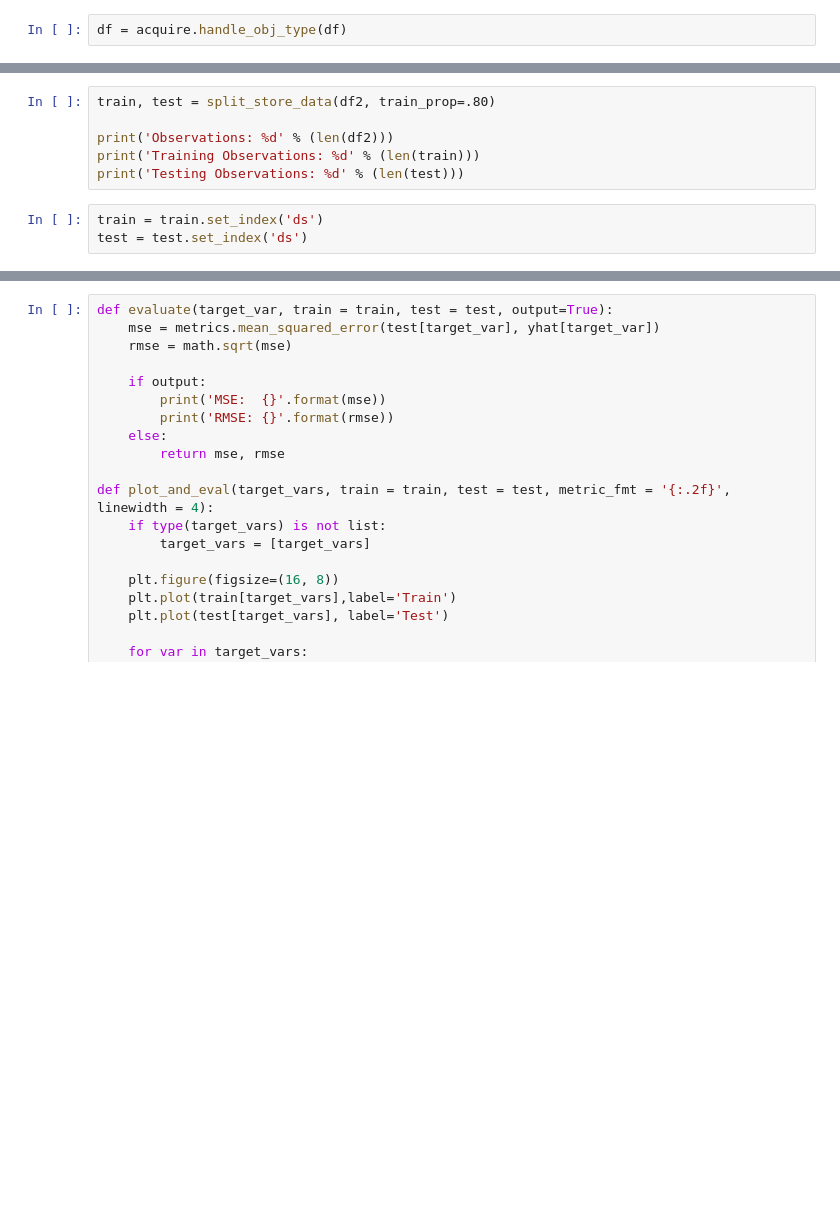
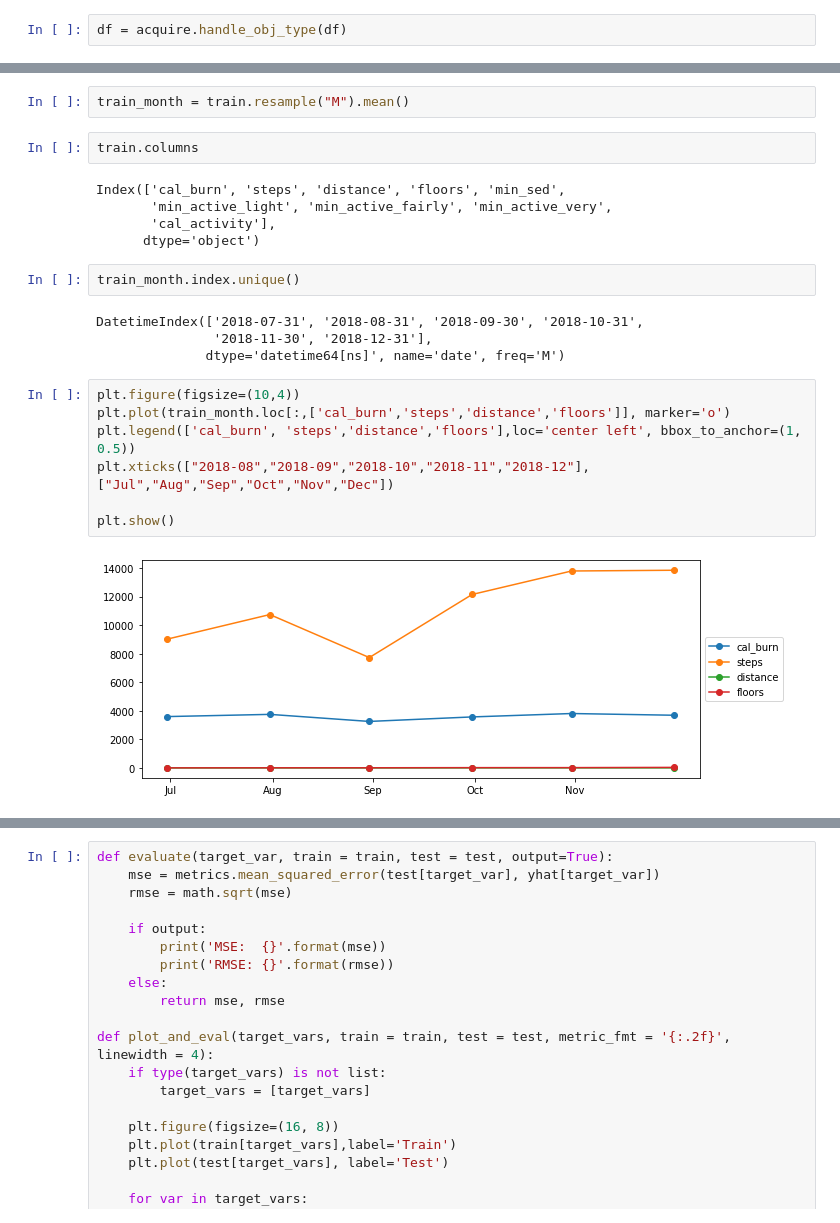
Before and after one commit to BlancoRD/Fitbit-Time-Series, a Jupyter notebook: setup.ipynb, the cells around one changed output, grey strips where cells are left out. Drawn from its saved outputs; the diff is of its cells as text; blank space fills up the shorter version.

```diff
--- a/setup.ipynb
+++ b/setup.ipynb
@@ -126,9 +155,0 @@ def split_store_data(df, train_prop):
-# %%
-train, test = split_store_data(df2, train_prop=.80)
-
-print('Observations: %d' % (len(df2)))
-print('Training Observations: %d' % (len(train)))
-print('Testing Observations: %d' % (len(test)))
-# %%
-train = train.set_index('ds')
-test = test.set_index('ds')
@@ -155,0 +175,24 @@ sns.heatmap(df.corr(), annot = True)
+# %%
+train_month = train.resample("M").mean()
+# %%
+train.columns
+# %% [output]
+Index(['cal_burn', 'steps', 'distance', 'floors', 'min_sed',
+       'min_active_light', 'min_active_fairly', 'min_active_very',
+       'cal_activity'],
+      dtype='object')
+# %%
+train_month.index.unique()
+# %% [output]
+DatetimeIndex(['2018-07-31', '2018-08-31', '2018-09-30', '2018-10-31',
+               '2018-11-30', '2018-12-31'],
+              dtype='datetime64[ns]', name='date', freq='M')
+# %%
+plt.figure(figsize=(10,4))
+plt.plot(train_month.loc[:,['cal_burn','steps','distance','floors']], marker='o')
+plt.legend(['cal_burn', 'steps','distance','floors'],loc='center left', bbox_to_anchor=(1, 0.5))
+plt.xticks(["2018-08","2018-09","2018-10","2018-11","2018-12"],["Jul","Aug","Sep","Oct","Nov","Dec"])
+
+plt.show()
+# %% [output]
+[figure, added]
```
Also changed, not shown: parts of 39 cells of this notebook, 2 other files.
